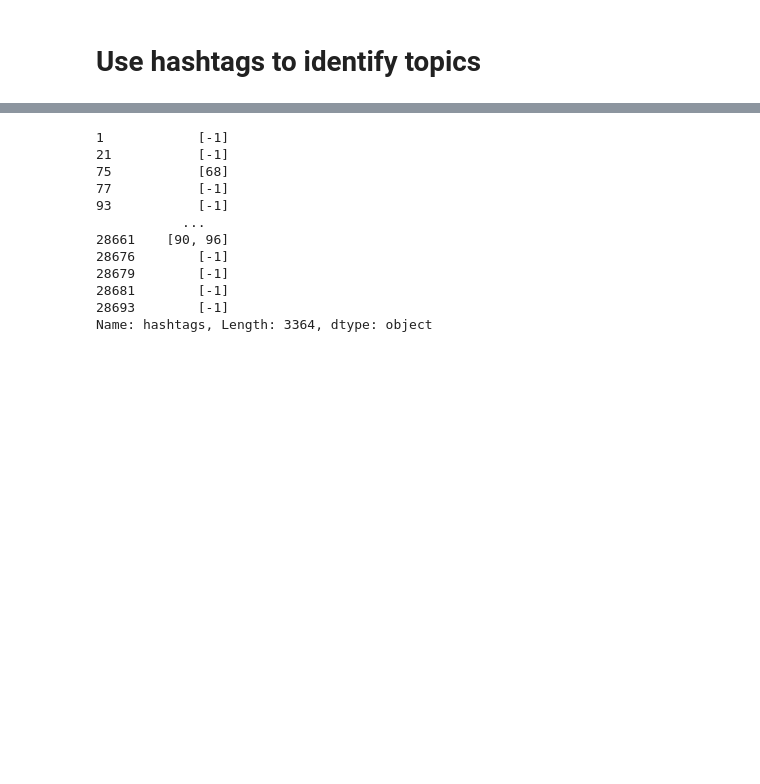
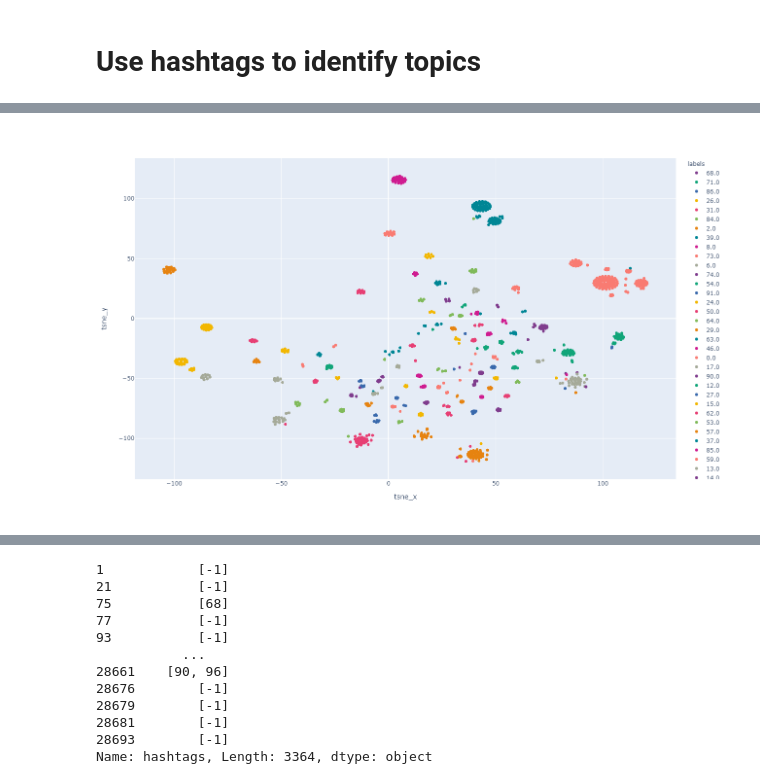
Before and after one commit to cosmohawk/summer_project_2020, a Jupyter notebook: notebooks/id_topics_from_journo_tweets.ipynb, the cells around one changed output, grey strips where cells are left out. Cells and saved outputs as stored; diff of their text form; code cells hidden in the pictures; blank space fills up the shorter version.

```diff
--- a/notebooks/id_topics_from_journo_tweets.ipynb
+++ b/notebooks/id_topics_from_journo_tweets.ipynb
@@ -167,0 +121,4 @@ list(zip(hashtag_dimred.max(axis=1), hashtag_dimred.idxmax(axis=1)))
+# %%
+data['labels'] = ha.label_data_by_topic(hashtag_dimred, 0.2)
+labelled_data = data
+labelled_data
@@ -167,0 +145,8 @@ list(zip(hashtag_dimred.max(axis=1), hashtag_dimred.idxmax(axis=1)))
+# %%
+tsne = skm.TSNE(n_components=2, init='random',
+                         random_state=0, n_jobs=6, perplexity=50, n_iter=5000, learning_rate=400)
+tsneout = tsne.fit_transform(hashtag_dimred)
+# %%
+labelled_data['tsne_x'] = tsneout[:,0]
+labelled_data['tsne_y'] = tsneout[:,1]
+labelled_data
@@ -167,0 +167,4 @@ list(zip(hashtag_dimred.max(axis=1), hashtag_dimred.idxmax(axis=1)))
+# %%
+viz = labelled_data.dropna()
+viz['labels'] = viz['labels'].astype(str)
+viz
@@ -167,0 +189,9 @@ list(zip(hashtag_dimred.max(axis=1), hashtag_dimred.idxmax(axis=1)))
+# %%
+px.scatter(viz, 'tsne_x', 'tsne_y', color='labels',
+          width=800,
+          height=800,
+          hover_name='screen_name',
+          hover_data=['hashtags'],
+          color_discrete_sequence=px.colors.qualitative.Bold)
+# %% [output]
+[figure, added]
```
Also changed, not shown: parts of 25 cells of this notebook.
